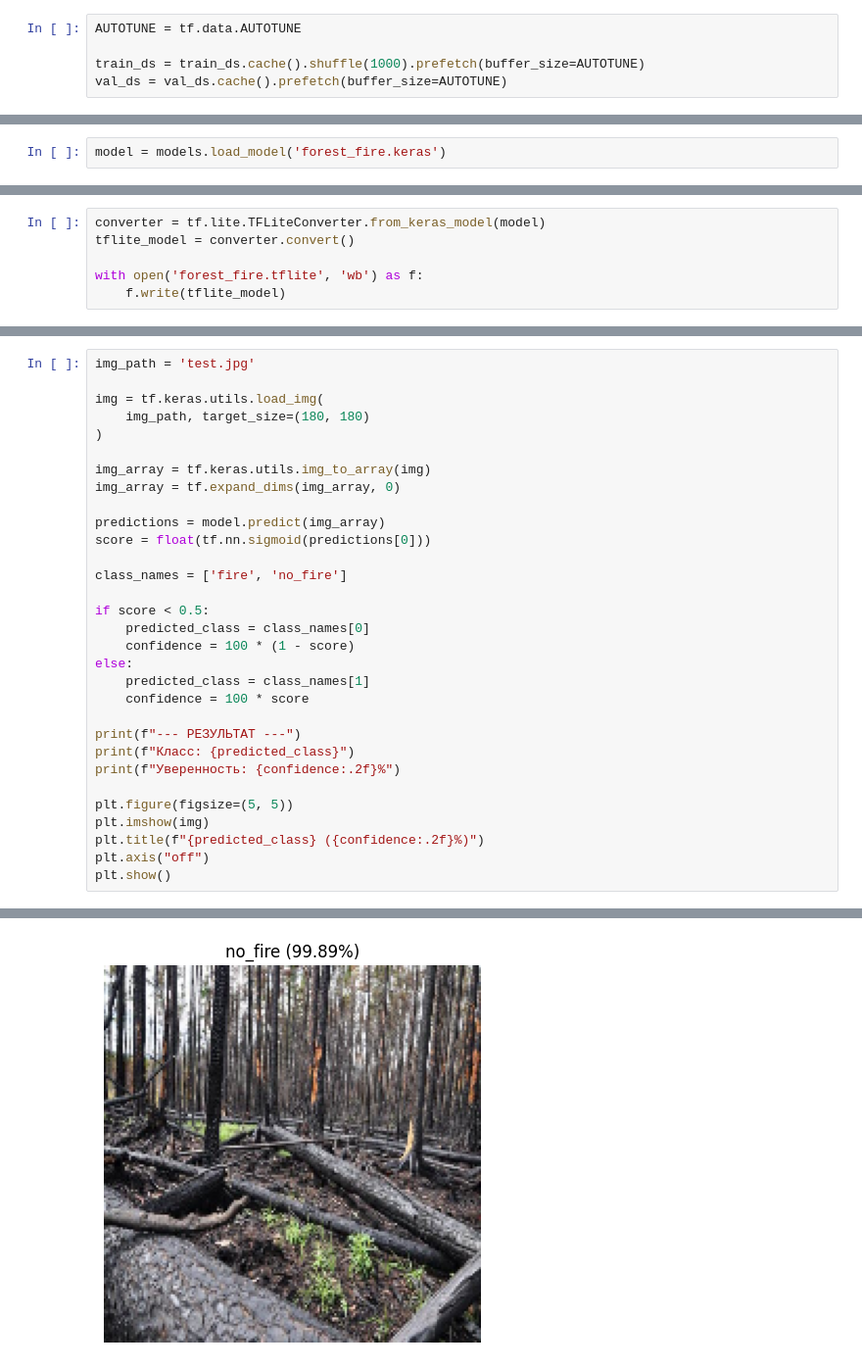
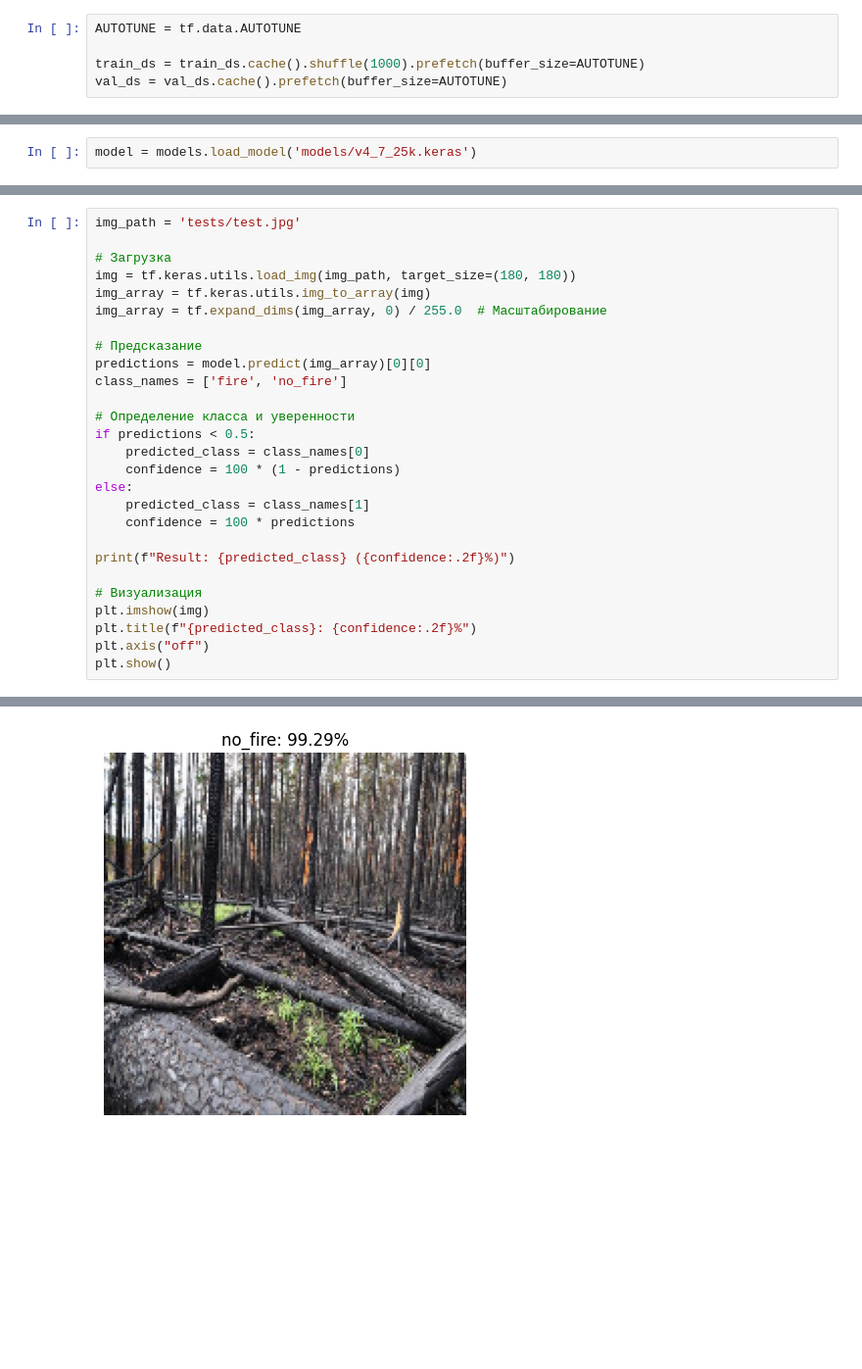
Before and after one commit to WeliaI/Forest-Fire, a Jupyter notebook: main.ipynb, the cells around one changed output, grey strips where cells are left out. Shown at 98% size. Saved outputs shown, nothing was run; the diff lists cells and outputs as text; blank space fills up the shorter version.

```diff
--- a/main.ipynb
+++ b/main.ipynb
@@ -315,2 +237,2 @@ model.save('forest_fire.keras')
 # %%
-model = models.load_model('forest_fire.keras')
+model = models.load_model('models/v4_7_25k.keras')
@@ -317,6 +240,0 @@ model = models.load_model('forest_fire.keras')
-# %%
-converter = tf.lite.TFLiteConverter.from_keras_model(model)
-tflite_model = converter.convert()
-
-with open('forest_fire.tflite', 'wb') as f:
-    f.write(tflite_model)
@@ -343,32 +241,28 @@ Captures:
 # %%
-img_path = 'test.jpg'
+img_path = 'tests/test.jpg'
 
-img = tf.keras.utils.load_img(
-    img_path, target_size=(180, 180)
-)
+# Загрузка
+img = tf.keras.utils.load_img(img_path, target_size=(180, 180))
+img_array = tf.keras.utils.img_to_array(img)
+img_array = tf.expand_dims(img_array, 0) / 255.0  # Масштабирование
 
-img_array = tf.keras.utils.img_to_array(img)
-img_array = tf.expand_dims(img_array, 0)
-
-predictions = model.predict(img_array)
-score = float(tf.nn.sigmoid(predictions[0]))
-
+# Предсказание
+predictions = model.predict(img_array)[0][0]
 class_names = ['fire', 'no_fire']
 
-if score < 0.5:
+# Определение класса и уверенности
+if predictions < 0.5:
     predicted_class = class_names[0]
-    confidence = 100 * (1 - score)
+    confidence = 100 * (1 - predictions)
 else:
     predicted_class = class_names[1]
-    confidence = 100 * score
+    confidence = 100 * predictions
 
-print(f"--- РЕЗУЛЬТАТ ---")
-print(f"Класс: {predicted_class}")
-print(f"Уверенность: {confidence:.2f}%")
+print(f"Result: {predicted_class} ({confidence:.2f}%)")
 
-plt.figure(figsize=(5, 5))
+# Визуализация
 plt.imshow(img)
-plt.title(f"{predicted_class} ({confidence:.2f}%)")
+plt.title(f"{predicted_class}: {confidence:.2f}%")
 plt.axis("off")
 plt.show()
 # %% [output]
@@ -379,4 +271,4 @@ plt.show()
-[figure, old version]
+[figure, new version]
 # %%
 import random
 
```
Also changed, not shown: parts of 18 cells of this notebook, 29 other files.
